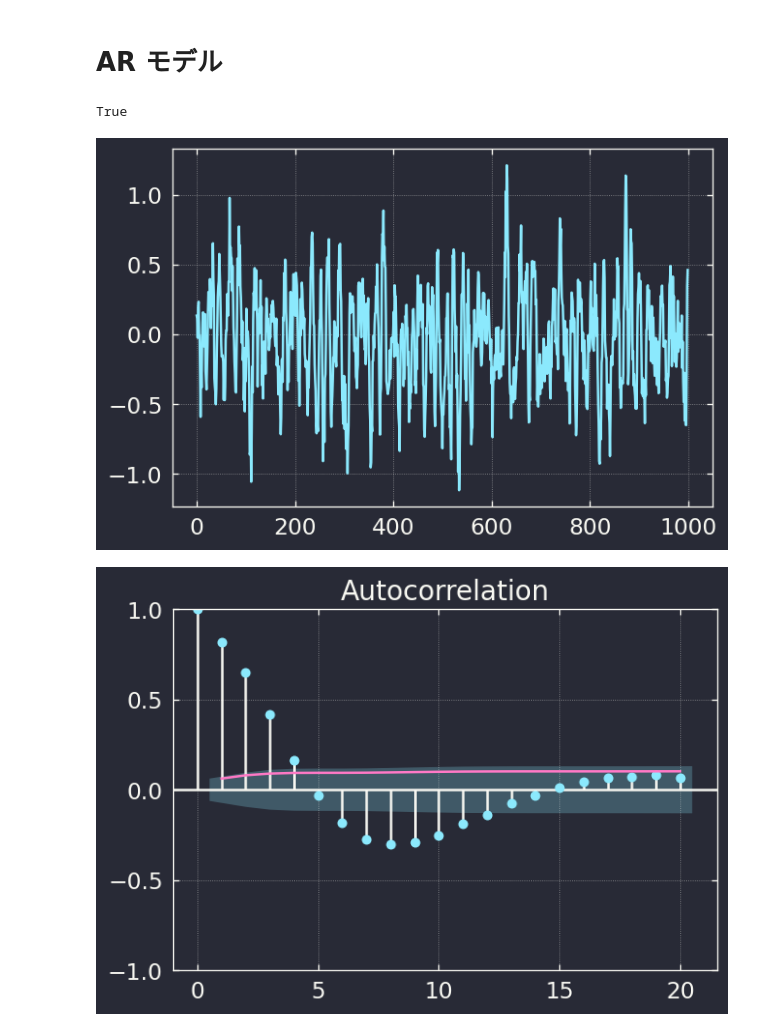
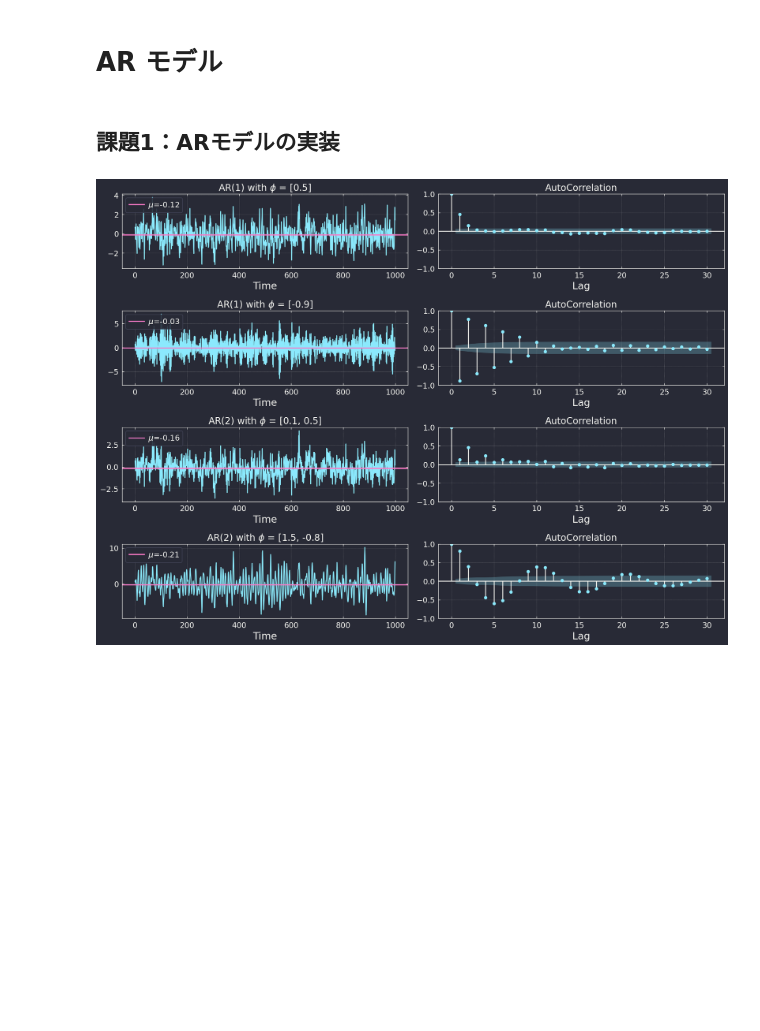
Before and after one commit to KeiNagayama/PRG2023, a Jupyter notebook: 09_AR/notebook/AR.ipynb, the cells around one changed output. Saved outputs shown, nothing was run; the diff lists cells and outputs as text; code cells hidden in the pictures; blank space fills up the shorter version.

```diff
--- a/09_AR/notebook/AR.ipynb
+++ b/09_AR/notebook/AR.ipynb
@@ -18,29 +15,61 @@ from statsmodels.graphics.tsaplots import plot_acf, plot_pacf
-# %%
-isinstance(np.array([1,2]), np.ndarray)
-# %% [output]
-True
+# %% [markdown]
+## 課題1：ARモデルの実装
 # %%
 # AR的な時系列を生成
 def generate_ar_time_series(T, coefs, sigma=1.0, seed=23):
     # coef: AR(p)のパラメータ; p=len(coefs)
     # sigma: WN(sigma^2); ここでは正規乱数を使う
 
     if not isinstance(coefs, np.ndarray):
         coefs = np.array(coefs)
 
     p = len(coefs)
     np.random.seed(seed)
     x = np.random.normal(loc=0, scale=sigma, size=T)
     for t in range(1,T):
         x[t] += np.sum(coefs[min(t,p)-1::-1] * x[max(0,t-p):t])
     return x
 
-x = generate_ar_time_series(1000, [0.8, 0.3, -0.1, -0.3], sigma=0.2)
-plt.plot(x)
-lags = 20
-plot_acf(x, lags=lags);
-plt.plot(range(1, lags+1), np.sqrt(np.cumsum(np.power(acf(x[1:], nlags=lags),2))[:-1] / len(x[1:])) * 1.96)
-plot_pacf(x); plt.axhline(1.96 / np.sqrt(len(x[1:])), linestyle='--');
+# 自己共分散を計算
+def calc_auto_cov(x, p):
+    auto_cov = np.zeros(p+1)
+    T = len(x)
+    auto_cov[0] = np.sum(x * x) / (T-1)
+    for i in range(1, p+1):
+        auto_cov[i] = np.sum(x[i:] * x[:-i]) / (T-i)
+    return auto_cov
+
+# 課題1
+def main():
+    _, axes = plt.subplots(4,2,figsize=(16,12))
+    T = 1000
+    lst_coefs = [
+        [0.5],
+        [-0.9],
+        [0.1,0.5],
+        [1.5,-0.8]
+    ]
+    for i, coefs in enumerate(lst_coefs):
+        x = generate_ar_time_series(T, coefs, sigma=1)
+        ax = axes[i,0]
+        ax.plot(x)
+        mu = np.mean(x)
+        ax.axhline(mu, c='C1', lw=2, label=f'$\mu$={mu:.2f}')
+        ax.legend(loc='upper left')
+        ax.set_xlabel('Time')
+        ax.set_title(f'AR({len(coefs)}) with $\phi$ = {coefs}')
+
+        ax = axes[i,1]
+        p = 20
+        # plot_acf(x, ax=ax, lags=p)
+        auto_cov = calc_auto_cov(x, p)
+        ax.stem(range(p+1), auto_cov / auto_cov[0],
+                markerfmt='C0', linefmt='white', basefmt='white')
+        ax.set_xlabel('Lag')
+        ax.set_title('AutoCorrelation')
+
+    plt.tight_layout()
+
+main()
 # %% [output]
-[figure, old version]
+[figure, new version]
-[figure, removed]
```
Also changed, not shown: parts of 12 cells of this notebook, 2 other files.
